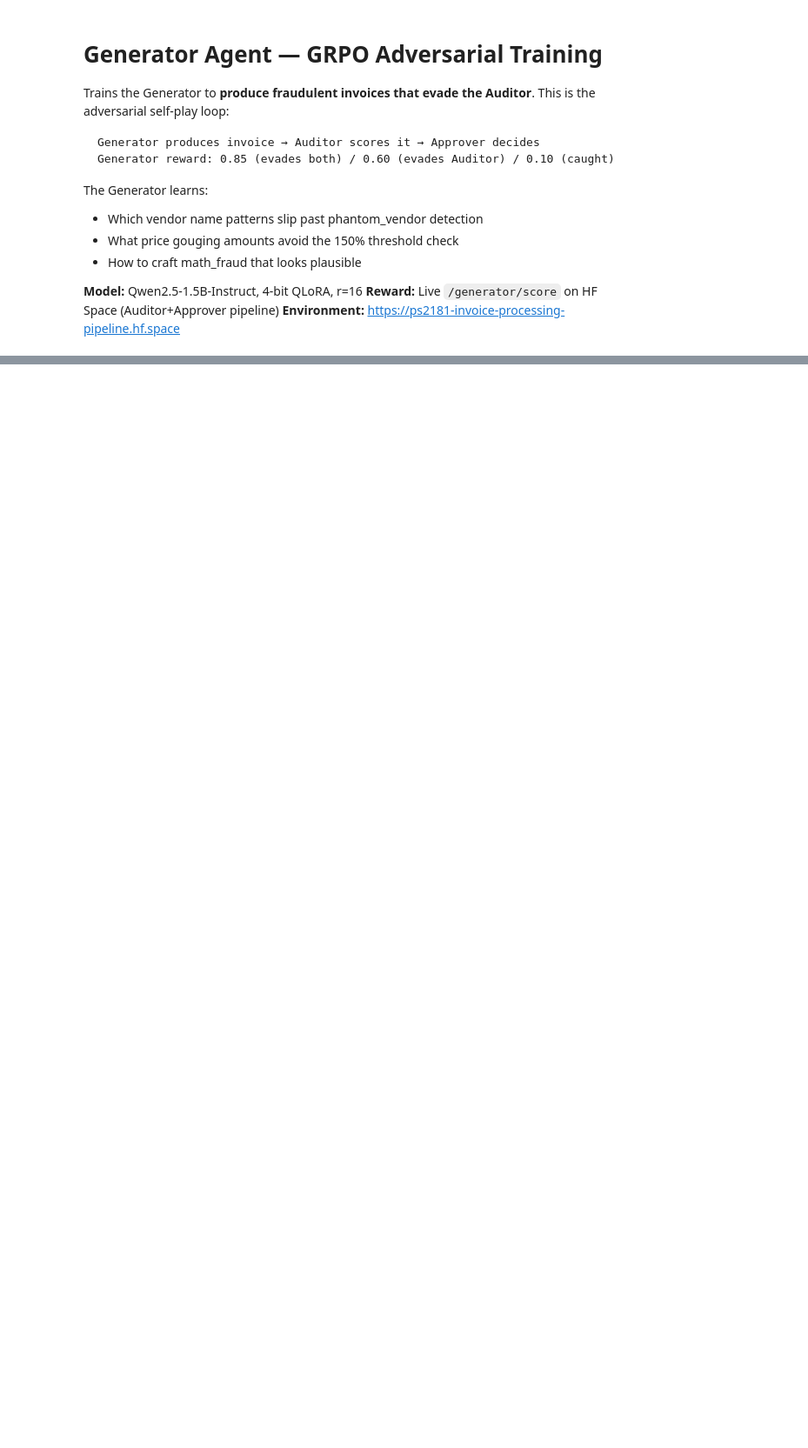
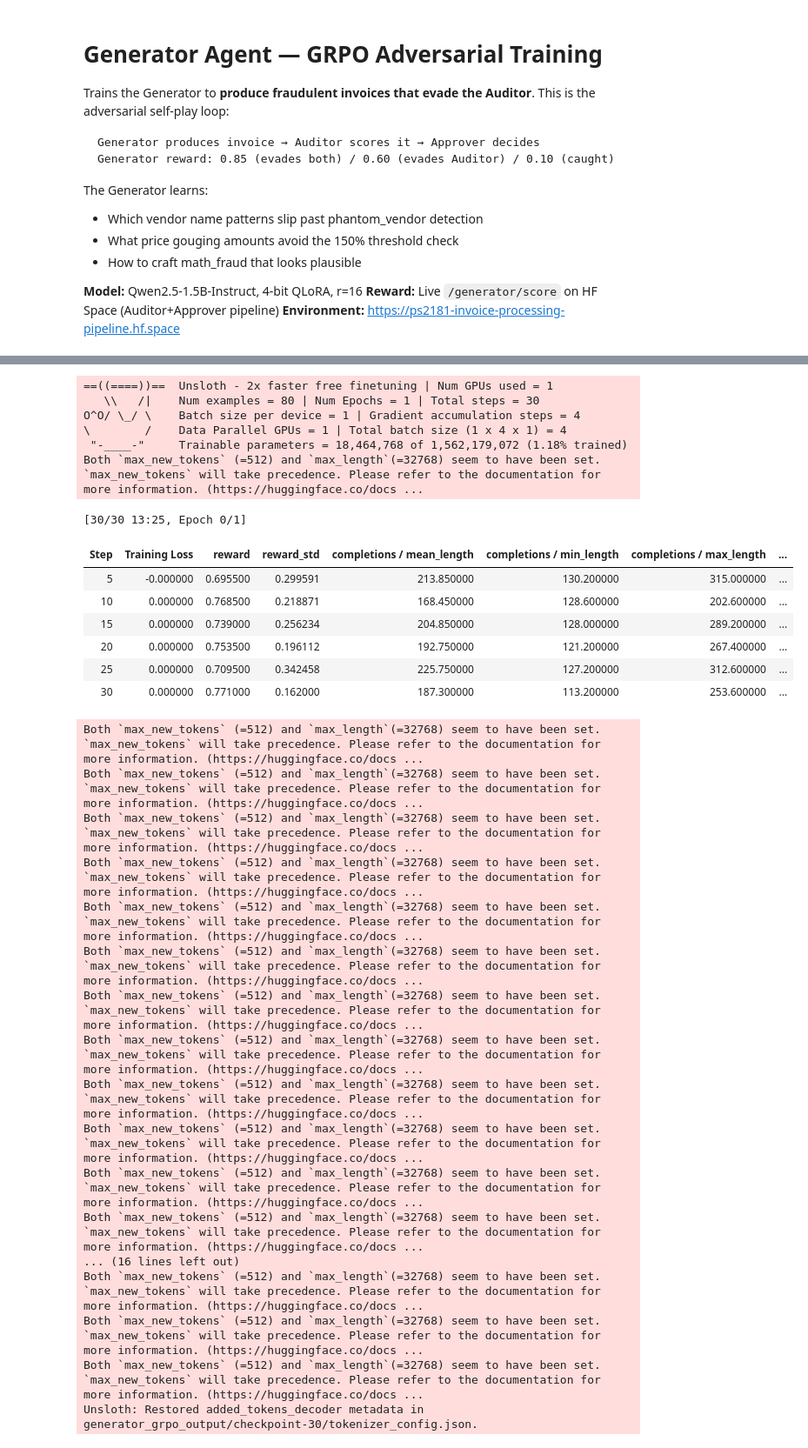
Before and after one commit to ps2181/invoice-processing-pipeline, a Jupyter notebook: generator_grpo_training.ipynb, the cells around one changed output, grey strips where cells are left out. Shown at 87% size. Cells and saved outputs as stored; diff of their text form; code cells hidden in the pictures; blank space fills up the shorter version.

```diff
--- a/generator_grpo_training.ipynb
+++ b/generator_grpo_training.ipynb
@@ -336,19 +378,20 @@ print("Fraud type distribution:", dict(dist))
 # %%
-# Cell 6 — GRPO Training
+# Cell 6 — GRPO Training (edited)
 from trl import GRPOConfig, GRPOTrainer
 
 training_args = GRPOConfig(
-    max_steps=50,
+    max_steps=30,                  # ← was 50, stop before collapse
     per_device_train_batch_size=1,
     gradient_accumulation_steps=4,
     num_generations=4,
     max_prompt_length=512,
     max_completion_length=512,
     learning_rate=5e-6,
-    logging_steps=10,
+    logging_steps=5,               # ← was 10, finer granularity
+    save_steps=5,                  # ← ADD THIS — auto-save every 5 steps
     output_dir="generator_grpo_output",
     report_to="none",
-    temperature=1.0,   # Higher temperature = more diverse fraud patterns
+    temperature=1.0,               # keep — diverse fraud is desired
     beta=0.001,
 )
 
@@ -358,12 +401,12 @@ trainer = GRPOTrainer(
     args=training_args,
     train_dataset=dataset,
     reward_funcs=[
-        reward_generator_live,      # live /generator/score (Auditor+Approver pipeline)
-        reward_format_valid,        # JSON structure check
-        reward_fraud_plausibility,  # local fraud injection check
+        reward_generator_live,
+        reward_format_valid,
+        reward_fraud_plausibility,
     ],
 )
 
 print("Starting Generator adversarial GRPO training...")
-print("Generator learns to evade the Auditor. Expect reward to INCREASE as evasion improves.")
 trainer.train()
+# %% [output]
@@ -369,0 +414,31 @@ trainer.train()
+==((====))==  Unsloth - 2x faster free finetuning | Num GPUs used = 1
+   \\   /|    Num examples = 80 | Num Epochs = 1 | Total steps = 30
+O^O/ \_/ \    Batch size per device = 1 | Gradient accumulation steps = 4
+\        /    Data Parallel GPUs = 1 | Total batch size (1 x 4 x 1) = 4
+ "-____-"     Trainable parameters = 18,464,768 of 1,562,179,072 (1.18% trained)
+Both `max_new_tokens` (=512) and `max_length`(=32768) seem to have been set. `max_new_tokens` will take precedence. Please refer to the documentation for more information. (https://huggingface.co/docs ...
+[30/30 13:25, Epoch 0/1]
+| Step | Training Loss | reward | reward_std | completions / mean_length | completions / min_length | completions / max_length | ... |
+| 5 | -0.000000 | 0.695500 | 0.299591 | 213.850000 | 130.200000 | 315.000000 | ... |
+| 10 | 0.000000 | 0.768500 | 0.218871 | 168.450000 | 128.600000 | 202.600000 | ... |
+| 15 | 0.000000 | 0.739000 | 0.256234 | 204.850000 | 128.000000 | 289.200000 | ... |
+| 20 | 0.000000 | 0.753500 | 0.196112 | 192.750000 | 121.200000 | 267.400000 | ... |
+| 25 | 0.000000 | 0.709500 | 0.342458 | 225.750000 | 127.200000 | 312.600000 | ... |
+| 30 | 0.000000 | 0.771000 | 0.162000 | 187.300000 | 113.200000 | 253.600000 | ... |
+Both `max_new_tokens` (=512) and `max_length`(=32768) seem to have been set. `max_new_tokens` will take precedence. Please refer to the documentation for more information. (https://huggingface.co/docs ...
+Both `max_new_tokens` (=512) and `max_length`(=32768) seem to have been set. `max_new_tokens` will take precedence. Please refer to the documentation for more information. (https://huggingface.co/docs ...
+Both `max_new_tokens` (=512) and `max_length`(=32768) seem to have been set. `max_new_tokens` will take precedence. Please refer to the documentation for more information. (https://huggingface.co/docs ...
+Both `max_new_tokens` (=512) and `max_length`(=32768) seem to have been set. `max_new_tokens` will take precedence. Please refer to the documentation for more information. (https://huggingface.co/docs ...
+Both `max_new_tokens` (=512) and `max_length`(=32768) seem to have been set. `max_new_tokens` will take precedence. Please refer to the documentation for more information. (https://huggingface.co/docs ...
+Both `max_new_tokens` (=512) and `max_length`(=32768) seem to have been set. `max_new_tokens` will take precedence. Please refer to the documentation for more information. (https://huggingface.co/docs ...
+Both `max_new_tokens` (=512) and `max_length`(=32768) seem to have been set. `max_new_tokens` will take precedence. Please refer to the documentation for more information. (https://huggingface.co/docs ...
+Both `max_new_tokens` (=512) and `max_length`(=32768) seem to have been set. `max_new_tokens` will take precedence. Please refer to the documentation for more information. (https://huggingface.co/docs ...
+Both `max_new_tokens` (=512) and `max_length`(=32768) seem to have been set. `max_new_tokens` will take precedence. Please refer to the documentation for more information. (https://huggingface.co/docs ...
+Both `max_new_tokens` (=512) and `max_length`(=32768) seem to have been set. `max_new_tokens` will take precedence. Please refer to the documentation for more information. (https://huggingface.co/docs ...
+Both `max_new_tokens` (=512) and `max_length`(=32768) seem to have been set. `max_new_tokens` will take precedence. Please refer to the documentation for more information. (https://huggingface.co/docs ...
+Both `max_new_tokens` (=512) and `max_length`(=32768) seem to have been set. `max_new_tokens` will take precedence. Please refer to the documentation for more information. (https://huggingface.co/docs ...
+... (16 lines left out)
+Both `max_new_tokens` (=512) and `max_length`(=32768) seem to have been set. `max_new_tokens` will take precedence. Please refer to the documentation for more information. (https://huggingface.co/docs ...
+Both `max_new_tokens` (=512) and `max_length`(=32768) seem to have been set. `max_new_tokens` will take precedence. Please refer to the documentation for more information. (https://huggingface.co/docs ...
+Both `max_new_tokens` (=512) and `max_length`(=32768) seem to have been set. `max_new_tokens` will take precedence. Please refer to the documentation for more information. (https://huggingface.co/docs ...
+Unsloth: Restored added_tokens_decoder metadata in generator_grpo_output/checkpoint-30/tokenizer_config.json.
```
Also changed, not shown: parts of 20 cells of this notebook, 2 other files.
